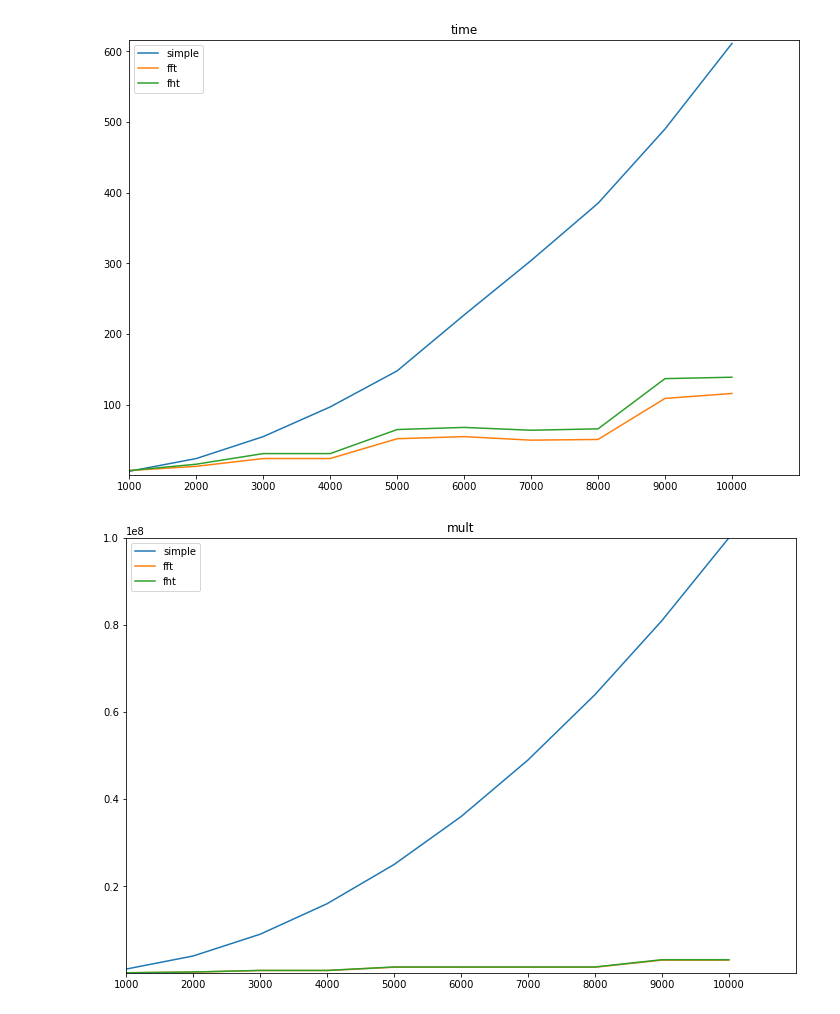
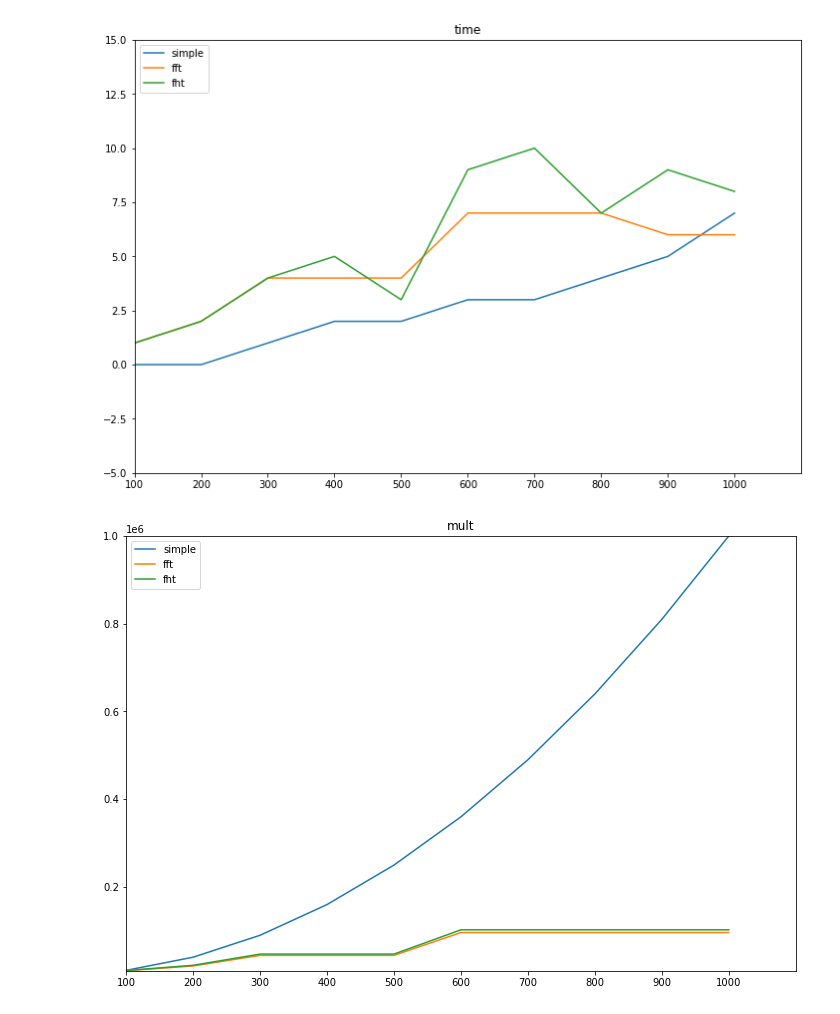
Before and after one commit to armoking/FFT_FHT_DHT_CONV, a Jupyter notebook: Untitled.ipynb, the cells around one changed output. Cells and saved outputs as stored; diff of their text form; code cells hidden in the pictures.

```diff
--- a/Untitled.ipynb
+++ b/Untitled.ipynb
@@ -1,5 +1,5 @@
 # %%
-data = open('output.txt').read().split('\n')
+data = open('output3.txt').read().split('\n')
 n = len(data)
 
 
@@ -56,32 +56,32 @@ for i in range(0, n - 1, 25):
 
 import pandas as pd
 import matplotlib.pyplot as plt
 import numpy as np
 # 1 - simple
 # 2 - fft
 # 3 - fht
 # 4 - d
 
 for (name, a, b, c, d) in [('time', y_time_1, y_time_2, y_time_3, y_time_4),
                      ('mult', y_mult_1, y_mult_2, y_mult_3, y_mult_4),
                      ('sum', y_sum_1, y_sum_2, y_sum_3, y_sum_4)]:
 
     max_y = max(max(v) for v in [a, b, c])
     min_y = min(min(v) for v in [a, b, c])
     data = {
             n1:a,
             n2:b,
             n3:c,
             #n4:d
            }
 
     df = pd.DataFrame(data)
     plt.figure(figsize=(12,8))
     plt.title(name)
     plt.axis([0, len(xs), min_y - 5, max_y + 5])
     plt.plot(xs, df)
     plt.legend(data, loc=2)
     plt.show()
 # %% [output]
-[figure, old version]
+[figure, new version]
-[figure, old version]
+[figure, new version]
```
Also changed, not shown: parts of 2 cells of this notebook, 4 other files.
